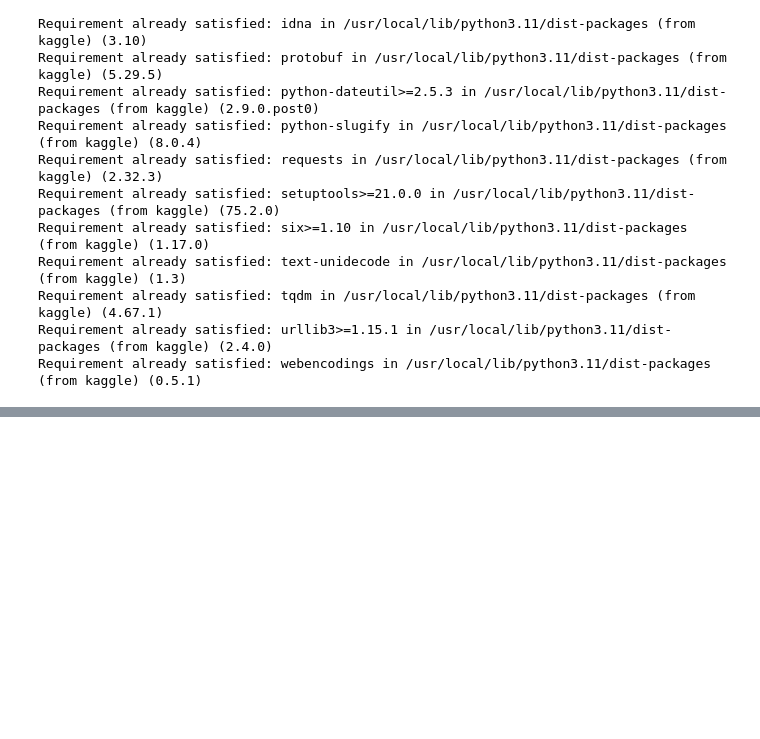
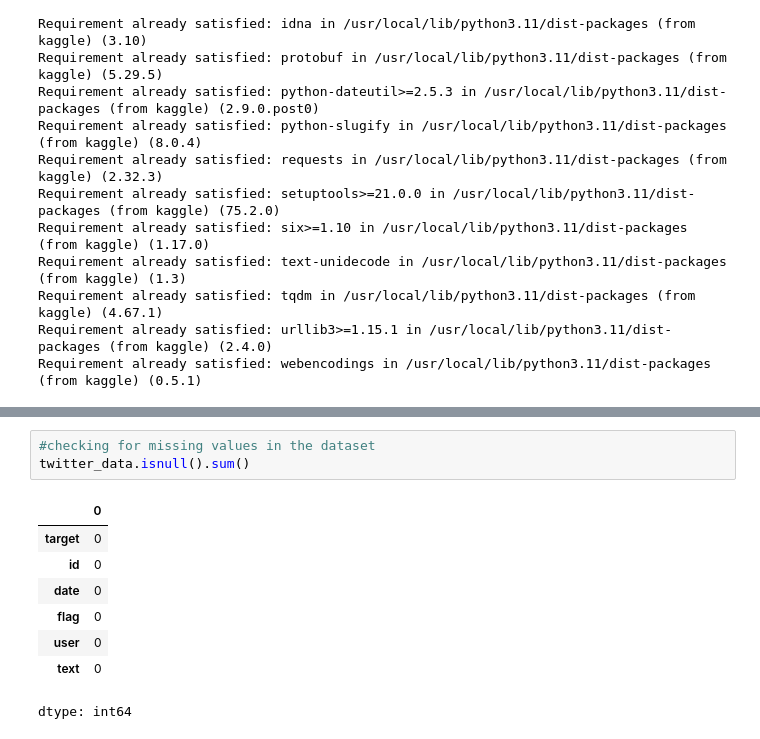
Before and after one commit to HokageAnonymous/Sentiment-Analysis, a Jupyter notebook: Sentiment_Analysis_using_ML.ipynb, the cells around one changed output, grey strips where cells are left out. Saved outputs shown, nothing was run; the diff lists cells and outputs as text; blank space fills up the shorter version.

```diff
--- a/Sentiment_Analysis_using_ML.ipynb
+++ b/Sentiment_Analysis_using_ML.ipynb
@@ -55,0 +141,12 @@ from sklearn.feature_extraction.text import train_text_split
+# %%
+#checking for missing values in the dataset
+twitter_data.isnull().sum()
+# %% [output]
+|  | 0 |
+| target | 0 |
+| id | 0 |
+| date | 0 |
+| flag | 0 |
+| user | 0 |
+| text | 0 |
+dtype: int64
```
Also changed, not shown: parts of 23 cells of this notebook.
